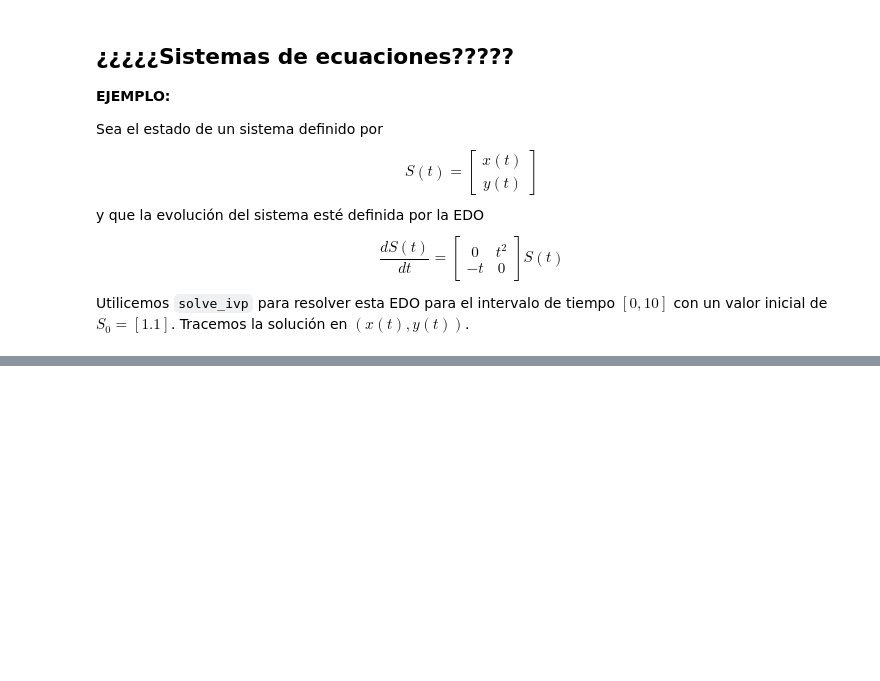
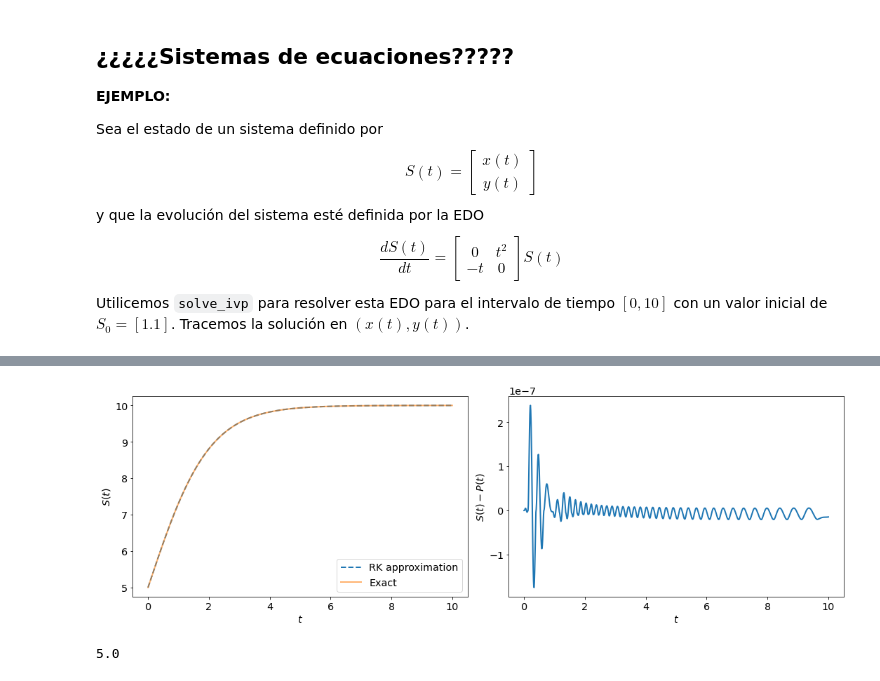
Before and after one commit to LeonardoLopez2218061/ModeladoMatematicoII_LEO, a Jupyter notebook: Notebooks/ODEs_inicial_value_problems.ipynb, the cells around one changed output, grey strips where cells are left out. Saved outputs shown, nothing was run; the diff lists cells and outputs as text; code cells hidden in the pictures; blank space fills up the shorter version.

```diff
--- a/Notebooks/ODEs_inicial_value_problems.ipynb
+++ b/Notebooks/ODEs_inicial_value_problems.ipynb
@@ -615,0 +704,28 @@ sol
+# %%
+a=1
+b=0.1
+P0=5
+F = lambda t, s: s*(a-b*s)
+solExac = lambda t : (a*P0)/(b*P0 + (a-b*P0)*np.e**(-a*t))
+t_eval = np.arange(0, 10.01, 0.01)
+sol = solve_ivp(F, [0, 10], [P0], t_eval=t_eval, rtol = 1e-8, atol = 1e-8)
+
+plt.figure(figsize = (15, 5))
+plt.subplot(121)
+plt.plot(sol.t, sol.y[0], '--', label="RK approximation")
+plt.plot(sol.t, solExac(sol.t), label="Exact", alpha=0.6)
+plt.xlabel('$t$')
+plt.ylabel('$S(t)$')
+plt.legend()
+plt.subplot(122)
+plt.plot(sol.t, sol.y[0] - solExac(sol.t) )
+plt.xlabel('$t$')
+plt.ylabel('$S(t) - P(t)$')
+plt.tight_layout()
+plt.show()
+# %% [output]
+[figure, added]
+# %%
+solExac(0)
+# %% [output]
+5.0
```
Also changed, not shown: parts of 7 cells of this notebook, 1 other file.
